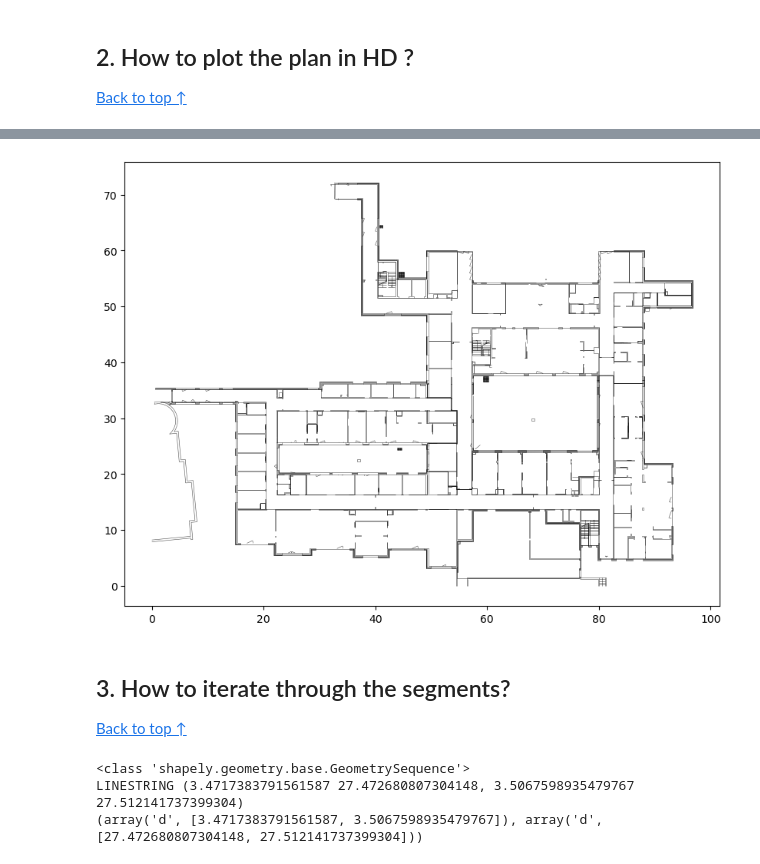
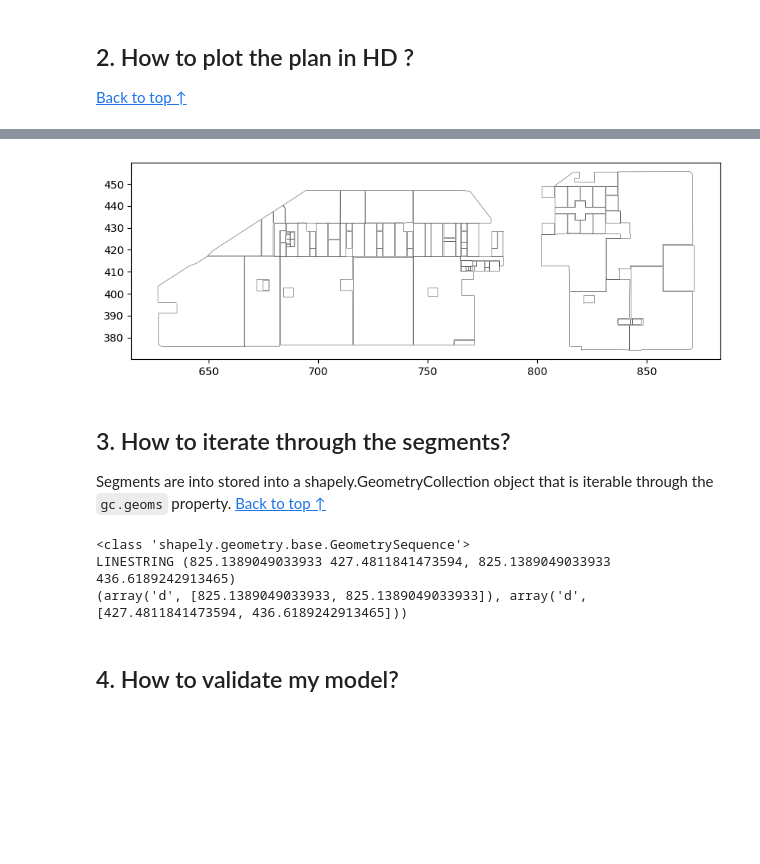
Before and after one commit to waddason/CapstoneContour, a Jupyter notebook: howto.ipynb, the cells around one changed output, grey strips where cells are left out. Saved outputs shown, nothing was run; the diff lists cells and outputs as text; code cells hidden in the pictures; blank space fills up the shorter version.

```diff
--- a/howto.ipynb
+++ b/howto.ipynb
@@ -21 +9,14 @@ import parse_geojson as pg
+# %%
+%reload_ext autoreload
+%autoreload 2
+
+from pathlib import Path
+import matplotlib.pyplot as plt
+import utils.parse_geojson as pg
+from utils.metrics import average_matched_iou, score_model, test_model_on_sample
+from models.model_CVsegmentation import CVSegmentation
+from models.model_polygonise import SegmentBasedClustering
+import geopandas as gpd
+
+file_path = Path("data/geojson/Output5.geojson")
 # %% [markdown]
@@ -23 +24,5 @@ import parse_geojson as pg
 [Back to top ↑](#how-to-)
+# %%
+# Without tranformation
+gc_raw = pg.load_geometrycollection_from_geojson(file_path)
+gc_raw
@@ -24,11 +31,8 @@ import parse_geojson as pg
 # %%
-# Define the woring directory and filename
-data_dir = Path("data", "clean")
-filename = "Output0_clean.geojson"
-
-segments0, transform_parameters0 = pg.load_segments(data_dir / filename)
-print(f"Saved parameters for inverse transformation : {transform_parameters0}")
+# With normalization
+gc_norm, transform_parameters = pg.load_geojson(file_path)
 print(
-    f"Has loaded {len(segments0.geoms)} segments, total {segments0.length:.0f}m"
+    f"Saved normalization parameters for inverse transformation : {transform_parameters}"
 )
+print(f"Loaded {len(gc_norm.geoms)} entities, total {gc_norm.length:.0f}m.")
 # %% [output]
@@ -36,0 +44,5 @@ Has loaded 5681 segments, total 5312m
+# %%
+# Get segments in a geometry collection from a raw geojson file
+
+gc_segments = pg.get_segments(file_path)
+gc_segments
@@ -45,18 +60,21 @@ pg.plot_GeometryCollection(segments0, figsize=(100, 100))
 # %%
 # H2: lower the linewidth. Other pyplot kwargs can be passed to geopandas.GeoSeries.plot
 pg.plot_GeometryCollection(
-    segments0, figsize=(10, 10), color="k", linewidth=0.4, alpha=0.7
+    gc_segments, figsize=(10, 10), color="k", linewidth=0.4, alpha=0.7
 )
 # %% [output]
-[figure, old version]
+[figure, new version]
 # %% [markdown]
 ## 3. How to iterate through the segments?
+
+Segments are into stored into a shapely.GeometryCollection object that is
+iterable through the `gc.geoms` property.
 [Back to top ↑](#how-to-)
 # %%
-# use the geoms property
-print(type(segments0.geoms))
+# use the .geoms property that is iterable
+print(type(gc_segments.geoms))
 
-for segment in segments0.geoms:
+for segment in gc_segments.geoms:
     print(segment)
     # return the coordinates of the two points as ([x1, x2], [y1, y2])
     print(segment.xy)
@@ -66,5 +84,7 @@ for segment in segments0.geoms:
 # >>> (array('d', [3.4717383791561587, 3.5067598935479767]), array('d', [27.472680807304148, 27.512141737399304]))
 # %% [output]
 <class 'shapely.geometry.base.GeometrySequence'>
-LINESTRING (3.4717383791561587 27.472680807304148, 3.5067598935479767 27.512141737399304)
-(array('d', [3.4717383791561587, 3.5067598935479767]), array('d', [27.472680807304148, 27.512141737399304]))
+LINESTRING (825.1389049033933 427.4811841473594, 825.1389049033933 436.6189242913465)
+(array('d', [825.1389049033933, 825.1389049033933]), array('d', [427.4811841473594, 436.6189242913465]))
+# %% [markdown]
+## 4. How to validate my model?
```
Also changed, not shown: parts of 11 cells of this notebook.
